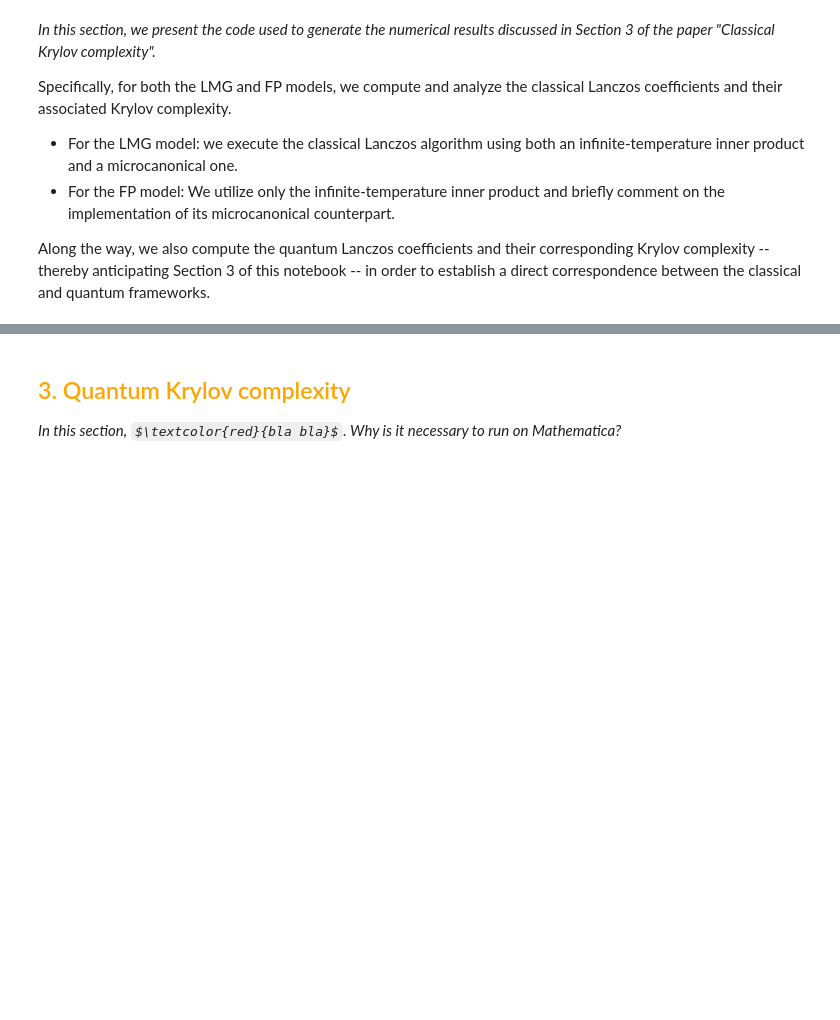
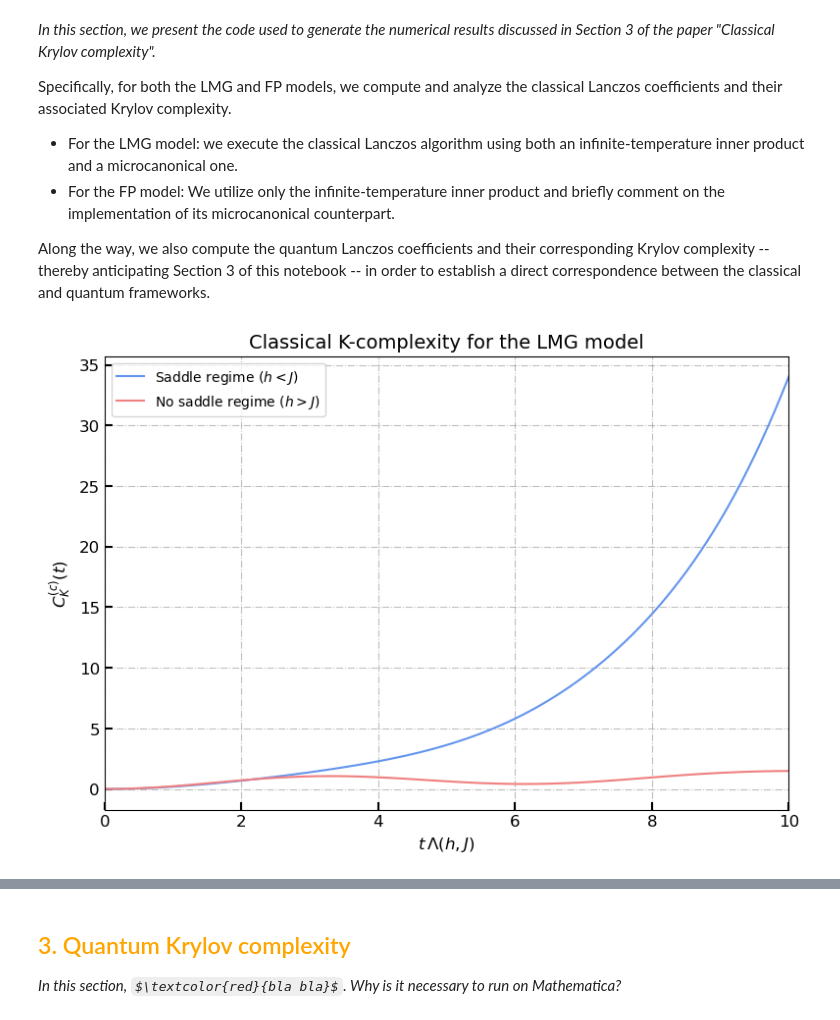
Before and after one commit to nicolasdero/KrylovQuantumClassical, a Jupyter notebook: project_notebook.ipynb, the cells around one changed output, grey strips where cells are left out. Cells and saved outputs as stored; diff of their text form; code cells hidden in the pictures; some formulas as TeX source; blank space fills up the shorter version.

```diff
--- a/project_notebook.ipynb
+++ b/project_notebook.ipynb
@@ -999,8 +1000,32 @@ plt.show()
 # %%
 h = 0.5
 J = 1.
-ic = [[[1, 0], 1.]]
-E = 0.
-delta_E = 0.1
-n_samples = 10 ** 6
-LMG_MC_classical = classicalLMG_MC(h, J, ic, E, delta_E, n_samples)
+
+ic_z = [[[1, 0], 1.]]
+LMG_classical_saddle = classicalLMG(h, J, ic_z)
+spectral_width_saddle = LMG_classical_saddle.spectral_width()
+classical_Lanczos_LMG_saddle = LMG_classical_saddle.Lanczos_coeff_IT(250)
+time_grid, classical_K_complexity_saddle = K_complexity(10, 0.1, classical_Lanczos_LMG_saddle / spectral_width_saddle, True)
+
+h = 2.
+J = 1.
+
+LMG_classical_nosaddle = classicalLMG(h, J, ic_z)
+spectral_width_nosaddle = LMG_classical_nosaddle.spectral_width()
+classical_Lanczos_LMG_nosaddle = LMG_classical_nosaddle.Lanczos_coeff_IT(250)
+time_grid, classical_K_complexity_nosaddle = K_complexity(10, 0.1, classical_Lanczos_LMG_nosaddle / spectral_width_nosaddle, True)
+# %%
+fig, ax = one_plot(
+    title = 'Classical K-complexity for the LMG model',
+    x_label = r'$t \,\Lambda(h,J)$',
+    y_label = r'$C_K^{(c)}(t)$')
+
+ax.plot(time_grid, classical_K_complexity_saddle, color = 'cornflowerblue', label = r'Saddle regime $(h<J)$')
+ax.plot(time_grid, classical_K_complexity_nosaddle, color = 'lightcoral', label = r'No saddle regime $(h>J)$')
+ax.set_xlim(0, 10)
+
+ax.legend(fontsize = 10)
+
+plt.show()
+# %% [output]
+[figure, added]
```
Also changed, not shown: parts of 3 cells of this notebook, 1 other file.
